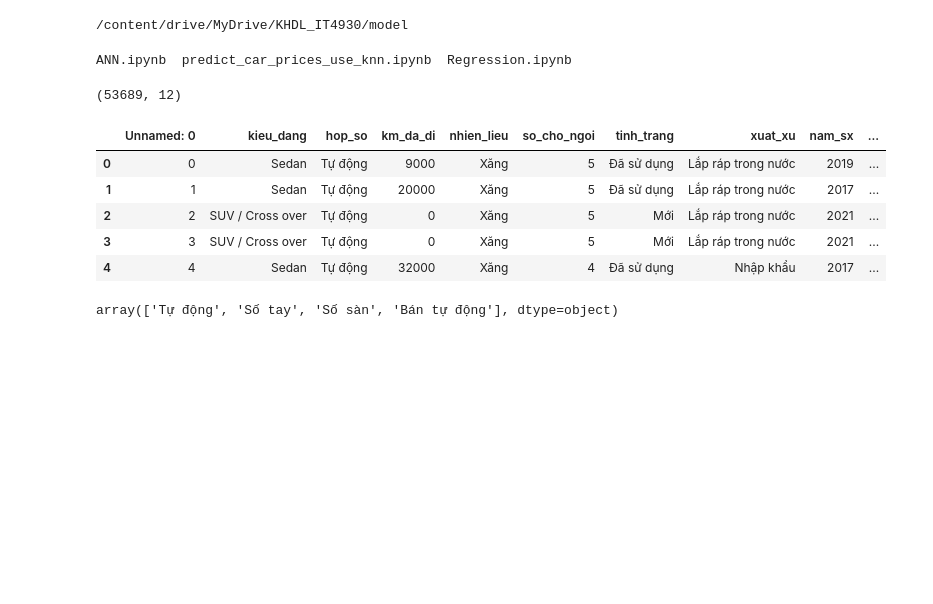
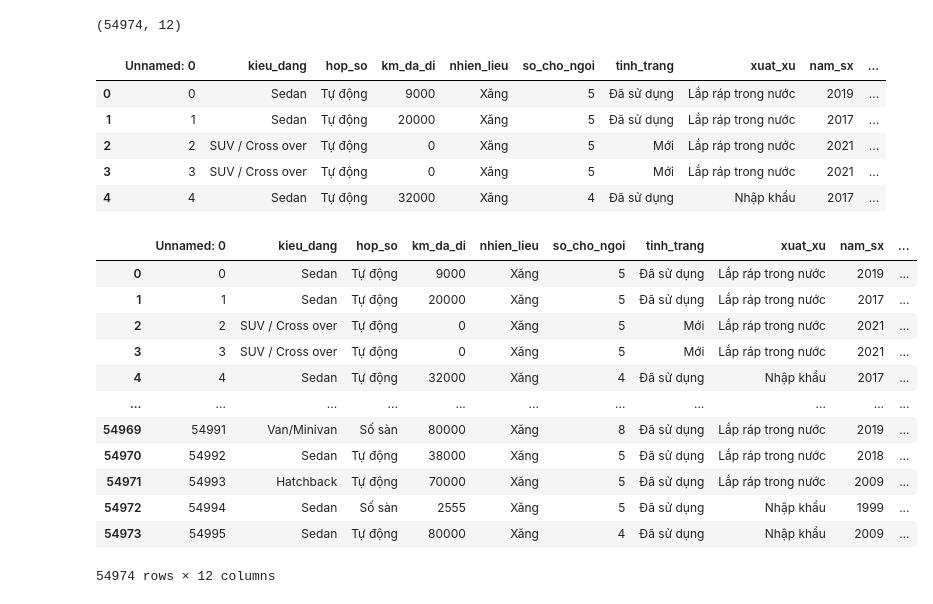
Before and after one commit to ghuioio/KHDL_IT4930, a Jupyter notebook: model/predict_car_prices_use_knn.ipynb, the cells around one changed output. Cells and saved outputs as stored; diff of their text form; code cells hidden in the pictures; blank space fills up the shorter version.

```diff
--- a/model/predict_car_prices_use_knn.ipynb
+++ b/model/predict_car_prices_use_knn.ipynb
@@ -5,11 +1,3 @@ cd drive/MyDrive/
-# %%
-cd KHDL_IT4930/model/
-# %% [output]
-/content/drive/MyDrive/KHDL_IT4930/model
-# %%
-ls
-# %% [output]
-ANN.ipynb  predict_car_prices_use_knn.ipynb  Regression.ipynb
 # %%
 import pandas as pd
 import numpy as np
@@ -21,18 +9,35 @@ from sklearn.model_selection import cross_val_score, KFold
 import matplotlib.pyplot as plt
 %matplotlib inline
 # %%
-cars = pd.read_csv('../dataset/data.csv', error_bad_lines=False, delimiter='\t')
+cars = pd.read_csv('/content/drive/MyDrive/car/mix_data.csv', error_bad_lines=False, delimiter='\t')
 print(cars.shape)
 cars.head()
 # %% [output]
-(53689, 12)
+(54974, 12)
 |  | Unnamed: 0 | kieu_dang | hop_so | km_da_di | nhien_lieu | so_cho_ngoi | tinh_trang | xuat_xu | nam_sx | ... |
 | 0 | 0 | Sedan | Tự động | 9000 | Xăng | 5 | Đã sử dụng | Lắp ráp trong nước | 2019 | ... |
 | 1 | 1 | Sedan | Tự động | 20000 | Xăng | 5 | Đã sử dụng | Lắp ráp trong nước | 2017 | ... |
 | 2 | 2 | SUV / Cross over | Tự động | 0 | Xăng | 5 | Mới | Lắp ráp trong nước | 2021 | ... |
 | 3 | 3 | SUV / Cross over | Tự động | 0 | Xăng | 5 | Mới | Lắp ráp trong nước | 2021 | ... |
 | 4 | 4 | Sedan | Tự động | 32000 | Xăng | 4 | Đã sử dụng | Nhập khẩu | 2017 | ... |
+# %%
+
+cars['nam_sx'] = cars['nam_sx'].replace(['Trước 1990'],'1990')
+cars['nam_sx'] = cars['nam_sx'].replace(['trước năm 1980'],'1980')
+cars['so_cho_ngoi'] = cars['so_cho_ngoi'].replace(['Khác'],'8')
 # %%
-cars.hop_so.unique()
+cars
 # %% [output]
+|  | Unnamed: 0 | kieu_dang | hop_so | km_da_di | nhien_lieu | so_cho_ngoi | tinh_trang | xuat_xu | nam_sx | ... |
+| 0 | 0 | Sedan | Tự động | 9000 | Xăng | 5 | Đã sử dụng | Lắp ráp trong nước | 2019 | ... |
+| 1 | 1 | Sedan | Tự động | 20000 | Xăng | 5 | Đã sử dụng | Lắp ráp trong nước | 2017 | ... |
+| 2 | 2 | SUV / Cross over | Tự động | 0 | Xăng | 5 | Mới | Lắp ráp trong nước | 2021 | ... |
+| 3 | 3 | SUV / Cross over | Tự động | 0 | Xăng | 5 | Mới | Lắp ráp trong nước | 2021 | ... |
+| 4 | 4 | Sedan | Tự động | 32000 | Xăng | 4 | Đã sử dụng | Nhập khẩu | 2017 | ... |
+| ... | ... | ... | ... | ... | ... | ... | ... | ... | ... | ... |
+| 54969 | 54991 | Van/Minivan | Số sàn | 80000 | Xăng | 8 | Đã sử dụng | Lắp ráp trong nước | 2019 | ... |
+| 54970 | 54992 | Sedan | Tự động | 38000 | Xăng | 5 | Đã sử dụng | Lắp ráp trong nước | 2018 | ... |
+| 54971 | 54993 | Hatchback | Tự động | 70000 | Xăng | 5 | Đã sử dụng | Lắp ráp trong nước | 2009 | ... |
+| 54972 | 54994 | Sedan | Số sàn | 2555 | Xăng | 5 | Đã sử dụng | Nhập khẩu | 1999 | ... |
+| 54973 | 54995 | Sedan | Tự động | 80000 | Xăng | 4 | Đã sử dụng | Nhập khẩu | 2009 | ... |
-array(['Tự động', 'Số tay', 'Số sàn', 'Bán tự động'], dtype=object)
+54974 rows × 12 columns
```
Also changed, not shown: parts of 35 cells of this notebook, 4 other files.
